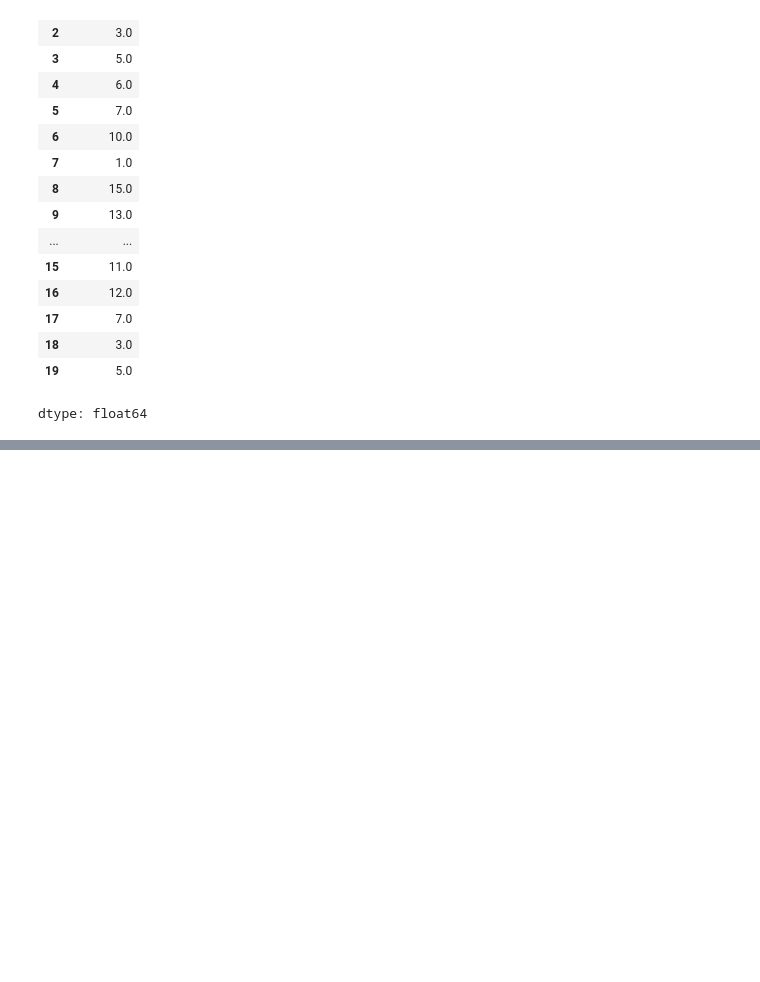
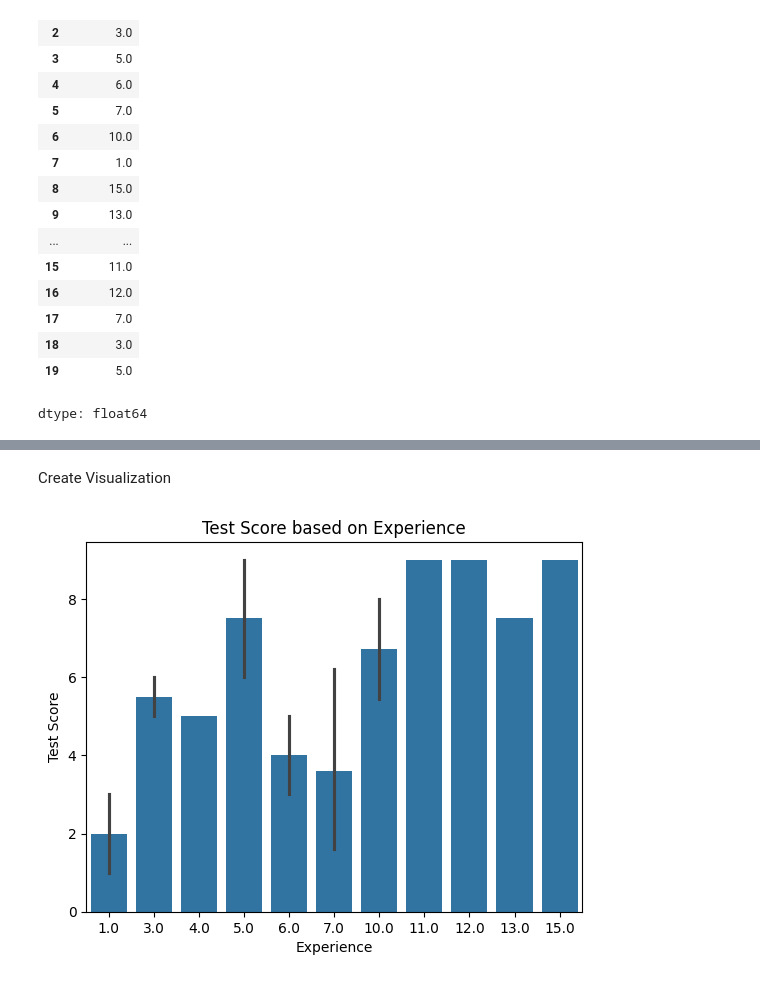
Before and after one commit to rjrizani/machine-learning, a Jupyter notebook: predict_my_salary.ipynb, the cells around one changed output, grey strips where cells are left out. Cells and saved outputs as stored; diff of their text form; code cells hidden in the pictures; blank space fills up the shorter version.

```diff
--- a/predict_my_salary.ipynb
+++ b/predict_my_salary.ipynb
@@ -121,3 +121,11 @@ data['experience']
 | 18 | 3.0 |
 | 19 | 5.0 |
 dtype: float64
+# %%
+#fill missing 'test_score' with mean
+mean_test_score = data['test_score'].mean()
+data['test_score'] = data['test_score'].fillna(mean_test_score)
+# %%
+#fill missing 'interview_score'
+mean_interview_score = data['interview_score'].mean()
+data['interview_score'] = data['interview_score'].fillna(mean_interview_score)
@@ -123,0 +150,2 @@ dtype: float64
+# %% [markdown]
+Create Visualization
@@ -123,0 +155,9 @@ dtype: float64
+# %%
+#create bar plot for test score based on experience
+sns.barplot(x='experience', y='test_score', data=data)
+plt.title('Test Score based on Experience')
+plt.xlabel('Experience')
+plt.ylabel('Test Score')
+plt.show()
+# %% [output]
+[figure, added]
```
Also changed, not shown: parts of 20 cells of this notebook.
